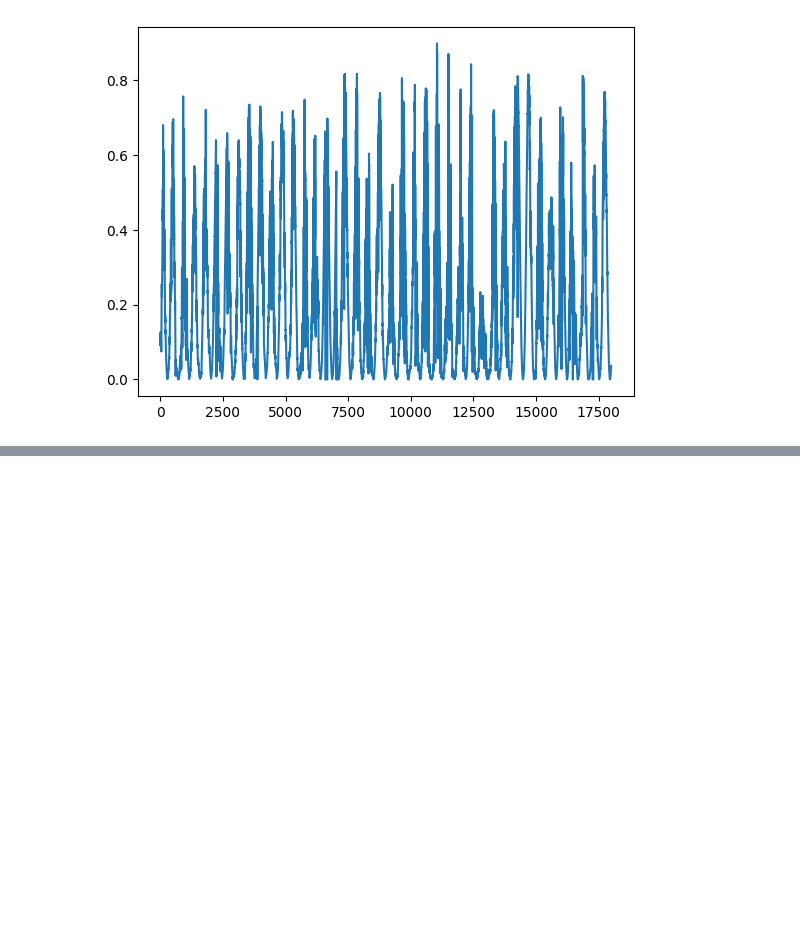
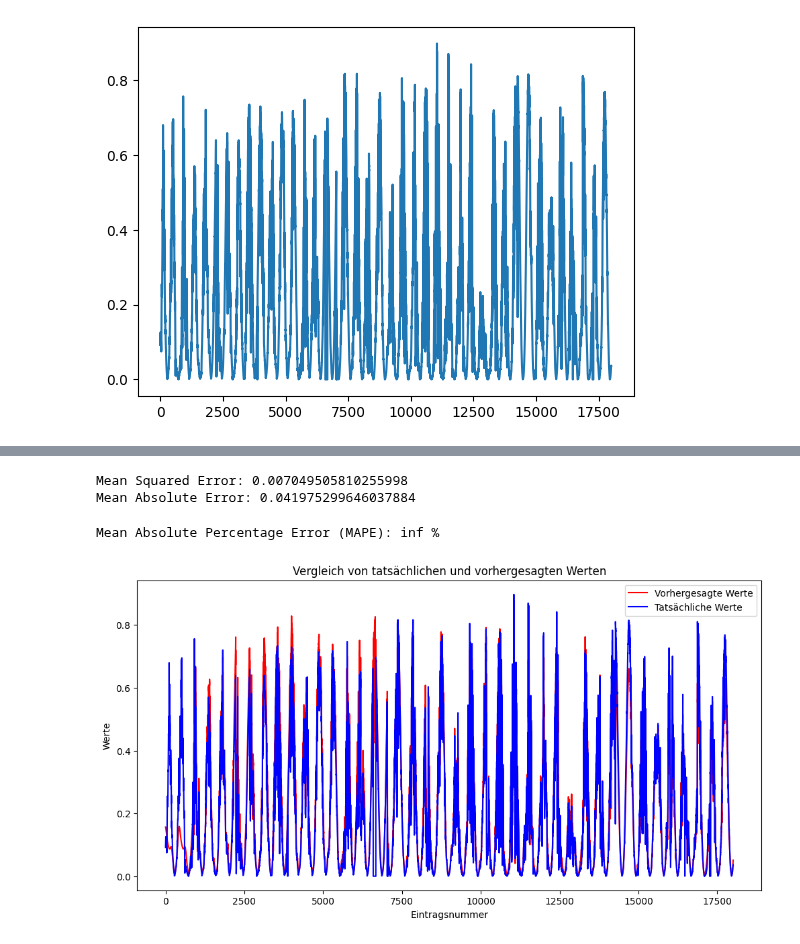
Before and after one commit to rjanow/Masterarbeit, a Jupyter notebook: 2.1_Modeling_and_Prediction.ipynb, the cells around one changed output, grey strips where cells are left out. Saved outputs shown, nothing was run; the diff lists cells and outputs as text; code cells hidden in the pictures; blank space fills up the shorter version.

```diff
--- a/2.1_Modeling_and_Prediction.ipynb
+++ b/2.1_Modeling_and_Prediction.ipynb
@@ -383,0 +396,8 @@ plt.plot(y_test)
+# %%
+# Verwendung der Funktion
+mse, mae = evaluate_regression(predicted, y_test)
+print("Mean Squared Error:", mse)
+print("Mean Absolute Error:", mae)
+# %% [output]
+Mean Squared Error: 0.007049505810255998
+Mean Absolute Error: 0.041975299646037884
@@ -383,0 +408,26 @@ plt.plot(y_test)
+# %%
+# Berechnung des MAPE
+mape = mean_absolute_percentage_error(y_test, predicted)
+print("Mean Absolute Percentage Error (MAPE):", mape, "%")
+# %% [output]
+Mean Absolute Percentage Error (MAPE): inf %
+# %%
+# Erstellen des Plots
+plt.figure(figsize=(12, 6))
+
+# Plotten der vorhergesagten Werte
+plt.plot(predicted, label='Vorhergesagte Werte', color='red')
+
+# Plotten der tatsächlichen Werte
+plt.plot(y_test, label='Tatsächliche Werte', color='blue')
+
+# Hinzufügen von Titel, Legende und Achsenbeschriftungen
+plt.title('Vergleich von tatsächlichen und vorhergesagten Werten')
+plt.xlabel('Eintragsnummer')
+plt.ylabel('Werte')
+plt.legend()
+
+# Anzeigen des Plots
+plt.show()
+# %% [output]
+[figure, added]
```
Also changed, not shown: parts of 12 cells of this notebook.
